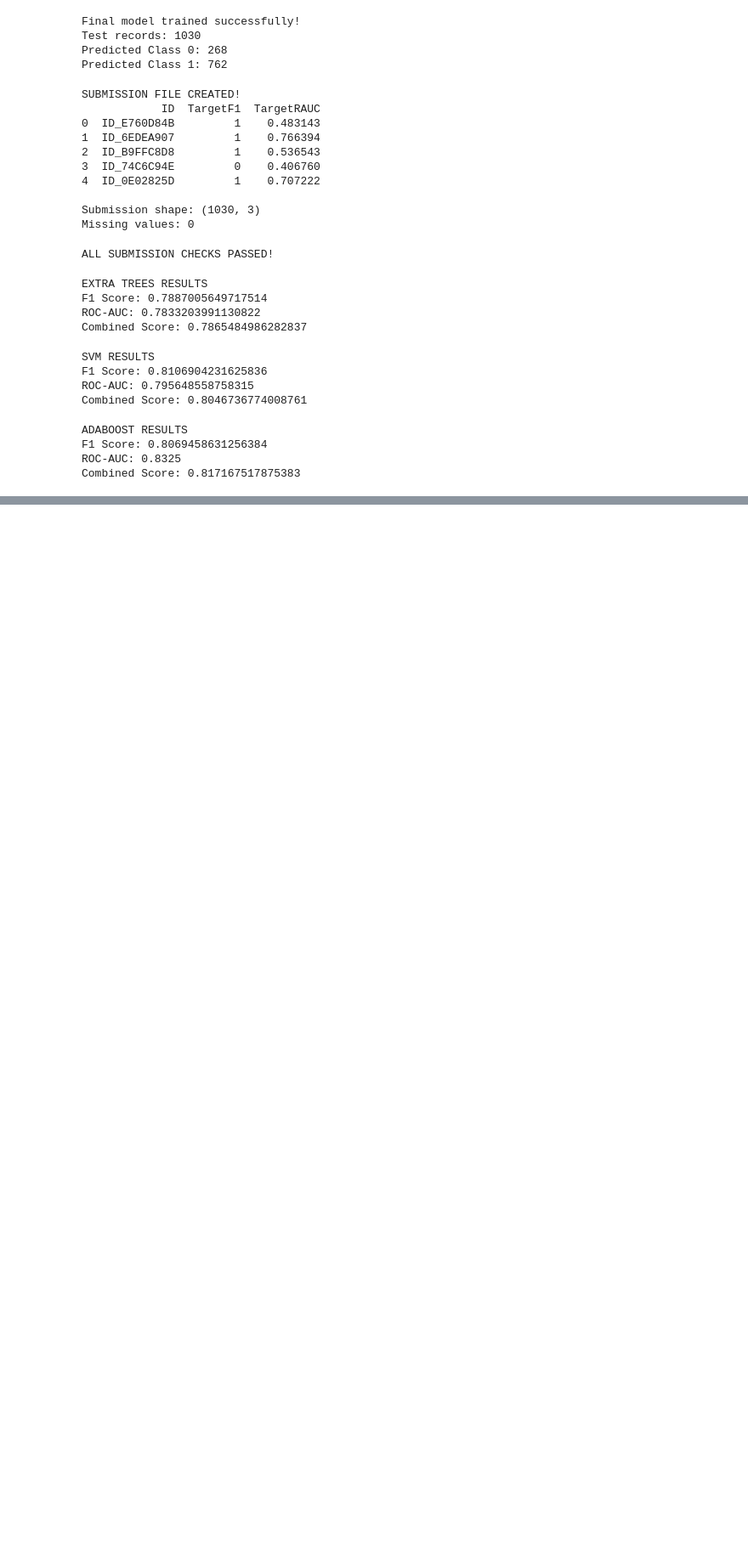
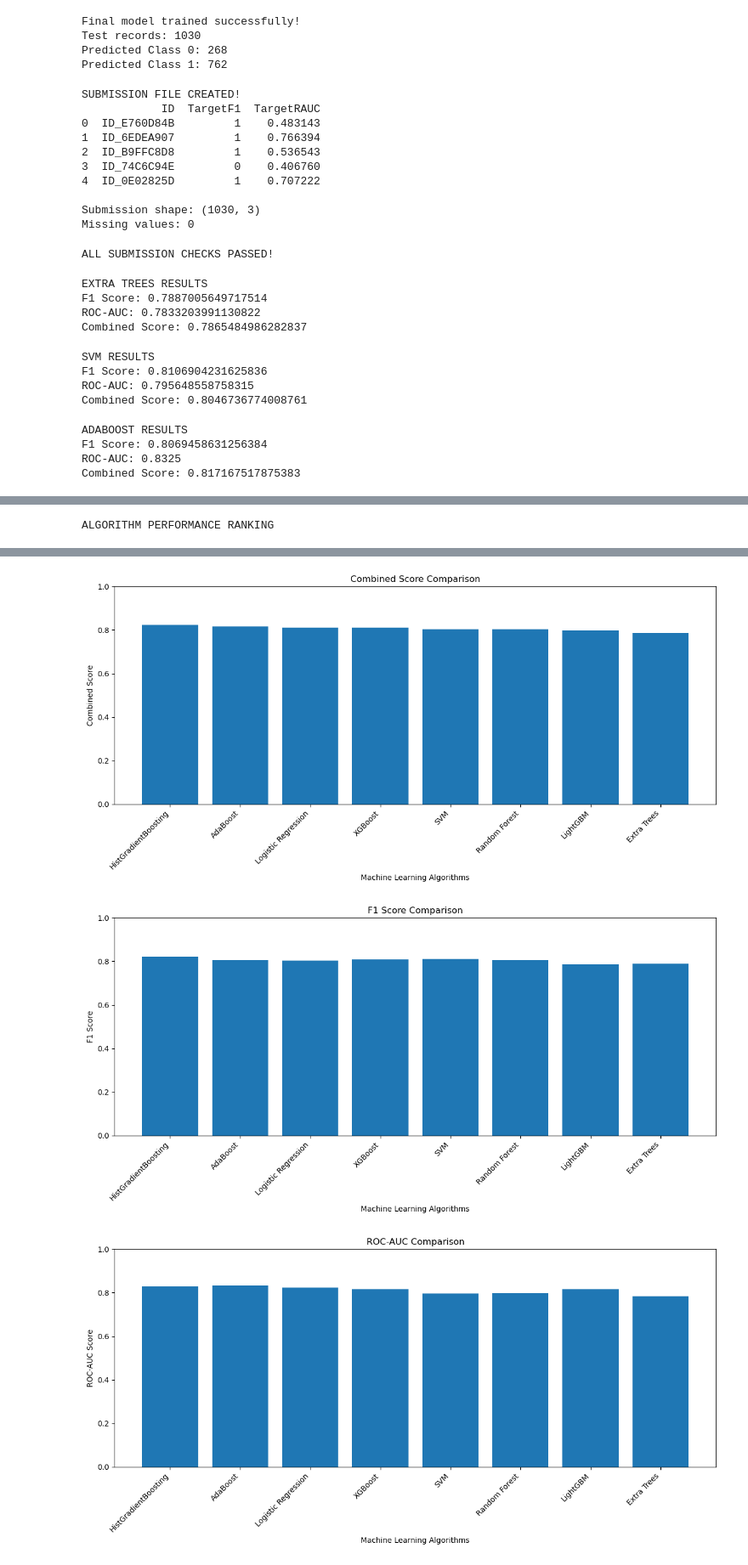
Before and after one commit to samad-source/climate_health_prediction, a Jupyter notebook: notebook/climate_features.ipynb, the cells around one changed output, grey strips where cells are left out. Shown at 85% size. Cells and saved outputs as stored; diff of their text form; code cells hidden in the pictures; blank space fills up the shorter version.

```diff
--- a/notebook/climate_features.ipynb
+++ b/notebook/climate_features.ipynb
@@ -1299,0 +1416,75 @@ Combined Score: 0.817167517875383
+# %%
+import pandas as pd
+import matplotlib.pyplot as plt
+
+# Store all model results
+results = {
+    "Algorithm": [
+        "HistGradientBoosting",
+        "Logistic Regression",
+        "Random Forest",
+        "Extra Trees",
+        "SVM",
+        "AdaBoost",
+        "XGBoost",
+        "LightGBM"
+    ],
+    "F1": [
+        0.819932, 0.803970, 0.805075, 0.788701,
+        0.810690, 0.806946, 0.808607, 0.786260
+    ],
+    "ROC-AUC": [
+        0.828276, 0.822666, 0.798686, 0.783320,
+        0.795649, 0.832500, 0.815693, 0.815427
+    ],
+    "Combined Score": [
+        0.823270, 0.811449, 0.802520, 0.786548,
+        0.804674, 0.817168, 0.811441, 0.797926
+    ]
+}
+
+results_df = pd.DataFrame(results)
+
+# Sort by combined score
+results_df = results_df.sort_values(
+    by="Combined Score", ascending=False
+)
+
+# Display ranking
+print("ALGORITHM PERFORMANCE RANKING")
+display(results_df.round(4))
+
+# 1. Combined Score
+plt.figure(figsize=(12, 6))
+plt.bar(results_df["Algorithm"], results_df["Combined Score"])
+plt.title("Combined Score Comparison")
+plt.xlabel("Machine Learning Algorithms")
+plt.ylabel("Combined Score")
+plt.xticks(rotation=45, ha="right")
+plt.ylim(0, 1)
+plt.tight_layout()
+plt.show()
+
+# 2. F1 Score
+plt.figure(figsize=(12, 6))
+plt.bar(results_df["Algorithm"], results_df["F1"])
+plt.title("F1 Score Comparison")
+plt.xlabel("Machine Learning Algorithms")
+plt.ylabel("F1 Score")
+plt.xticks(rotation=45, ha="right")
+plt.ylim(0, 1)
+plt.tight_layout()
+plt.show()
+
+# 3. ROC-AUC
+plt.figure(figsize=(12, 6))
+plt.bar(results_df["Algorithm"], results_df["ROC-AUC"])
+plt.title("ROC-AUC Comparison")
+plt.xlabel("Machine Learning Algorithms")
+plt.ylabel("ROC-AUC Score")
+plt.xticks(rotation=45, ha="right")
+plt.ylim(0, 1)
+plt.tight_layout()
+plt.show()
+# %% [output]
+ALGORITHM PERFORMANCE RANKING
@@ -1299,0 +1500,3 @@ Combined Score: 0.817167517875383
+[figure, added]
+[figure, added]
+[figure, added]
```
Also changed, not shown: parts of 5 cells of this notebook.
